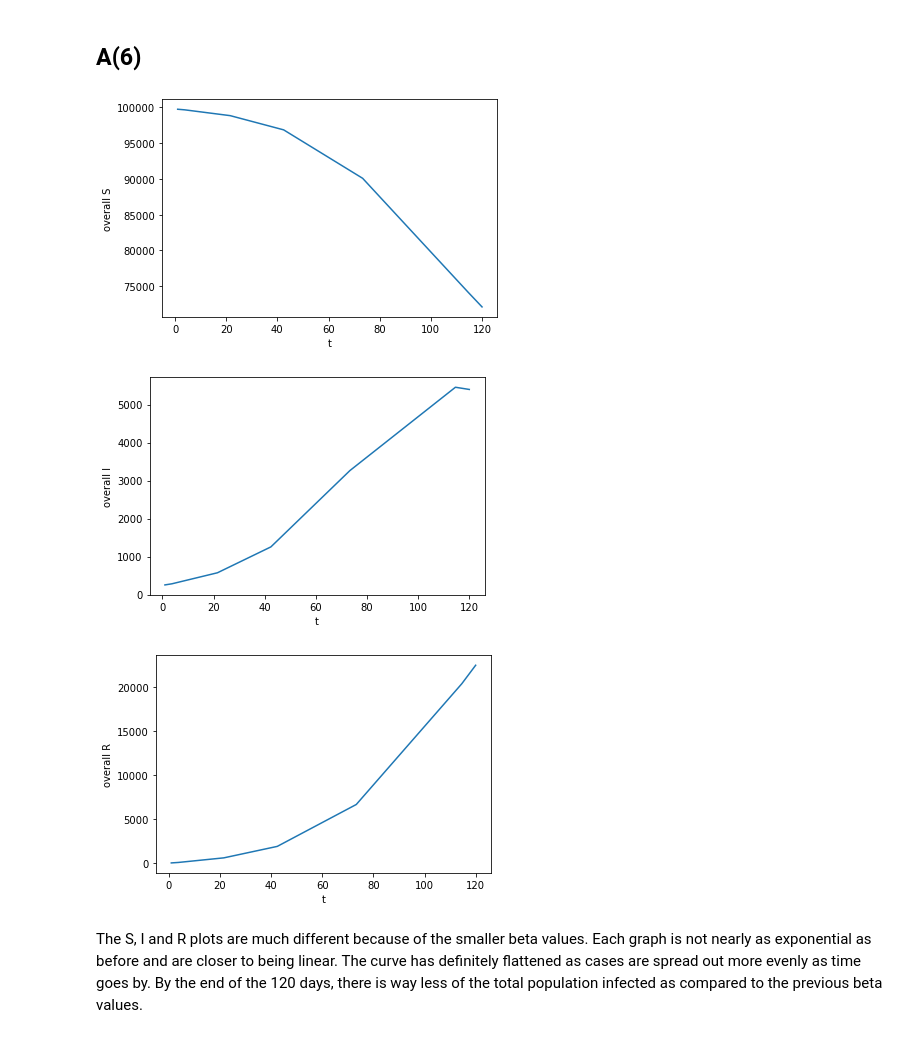
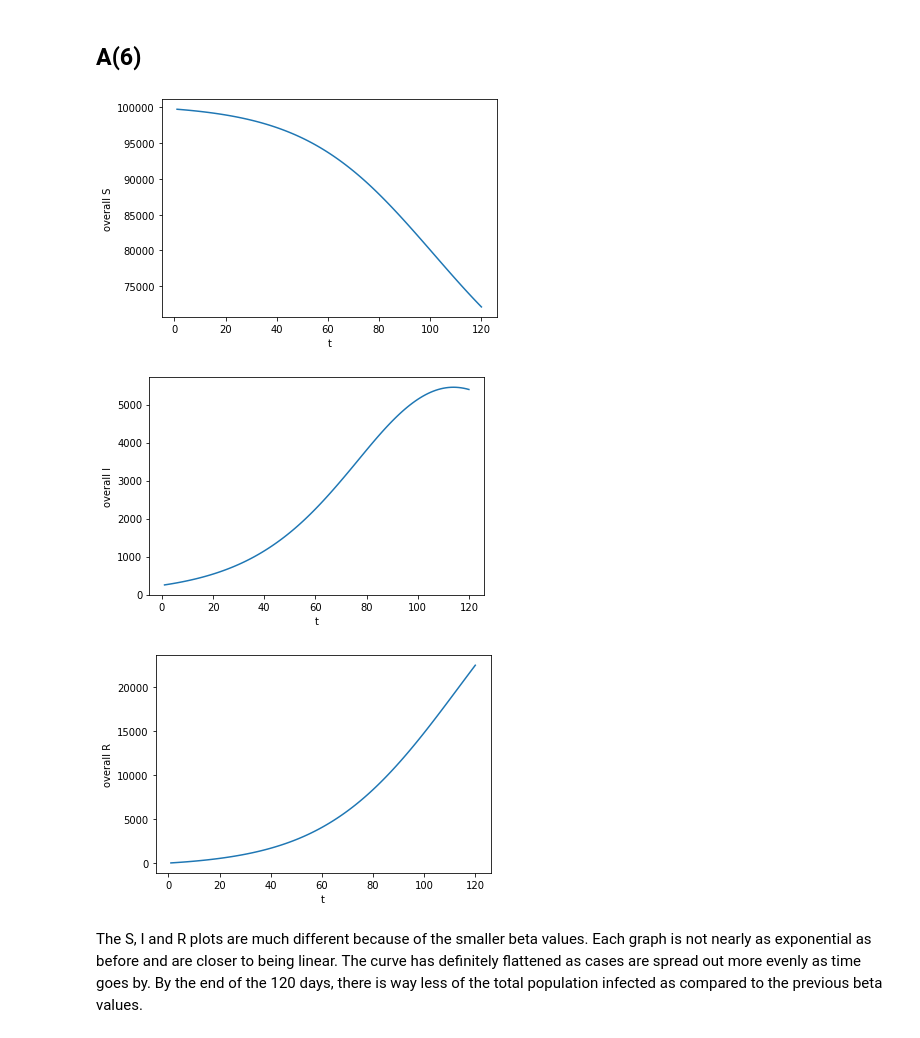
Before and after one commit to liaaaaran/PSTAT197A, a Jupyter notebook: project part 1.ipynb, the cells around one changed output. Drawn from its saved outputs; the diff is of its cells as text; code cells hidden in the pictures.

Commit message:
fixed plots

```diff
--- a/project part 1.ipynb
+++ b/project part 1.ipynb
@@ -183,26 +167,26 @@ for i in range(len(uninfected)):
 beta_values2=beta_values/4
 soln_obj2=integrate.solve_ivp(SIR_model, (t[0],t[-1]), initial_states, args=(beta_values2, gamma), dense_output=True)
 # %%
-plt.plot(soln_obj2.t, sum(soln_obj2.y[0:16]))
+plt.plot(t, sum(soln_obj2.sol(t)[0:16]))
 plt.xlabel("t")
 plt.ylabel("overall S")
 plt.show()
 # %% [output]
-[figure, old version]
+[figure, new version]
 # %%
-plt.plot(soln_obj2.t, sum(soln_obj2.y[16:20]))
+plt.plot(t, sum(soln_obj2.sol(t)[16:20]))
 plt.xlabel("t")
 plt.ylabel("overall I")
 plt.show()
 # %% [output]
-[figure, old version]
+[figure, new version]
 # %%
-plt.plot(soln_obj2.t, soln_obj2.y[20].T)
+plt.plot(t, soln_obj2.sol(t)[20].T)
 plt.xlabel("t")
 plt.ylabel("overall R")
 plt.show()
 # %% [output]
-[figure, old version]
+[figure, new version]
 # %% [markdown]
 The S, I and R plots are much different because of the smaller beta values. Each graph is not nearly as exponential as before and are closer to being linear. The curve has definitely flattened as cases are spread out more evenly as time goes by. By the end of the 120 days, there is way less of the total population infected as compared to the previous beta values.
 # %%
```
Also changed, not shown: parts of 23 cells of this notebook.
